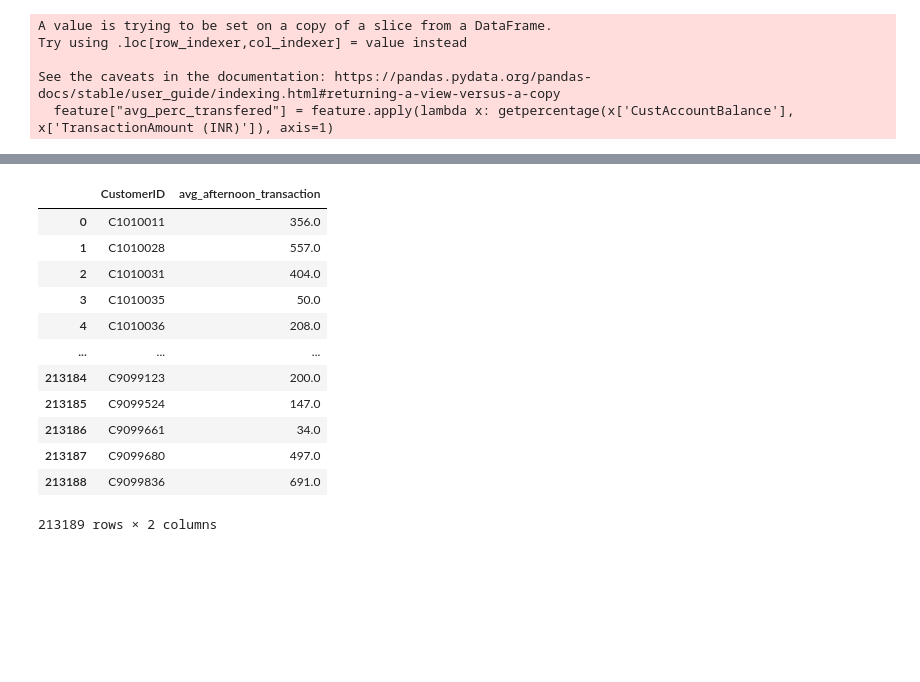
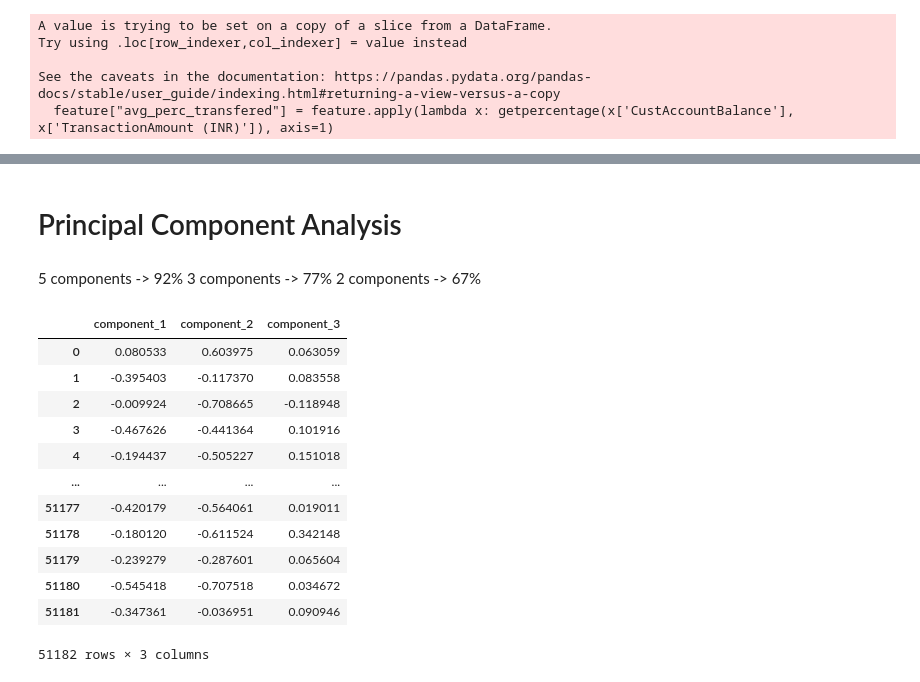
Before and after one commit to boritgy/ADM-HW4, a Jupyter notebook: ADM-HW4.ipynb, the cells around one changed output, grey strips where cells are left out. Cells and saved outputs as stored; diff of their text form; code cells hidden in the pictures; blank space fills up the shorter version.

```diff
--- a/ADM-HW4.ipynb
+++ b/ADM-HW4.ipynb
@@ -172,0 +330,26 @@ feature = pd.merge(data_final, feature, on="CustomerID", how='left')
+# %%
+from tqdm import tqdm
+
+#calculates the difference between to dates
+def getdiff(custid):
+    transactions = data.query('CustomerID == @custid')["TransactionDate"]
+    tran_list = transactions.tolist()
+
+    first_tran = tran_list[0]
+    first_tran = datetime.strptime(first_tran, "%d/%m/%y")
+    tran_list.pop(0)
+    sum_diff = 0
+
+    for tran in transactions:
+        tran = datetime.strptime(tran, "%d/%m/%y")
+        sum_diff += (first_tran - tran).days
+        first_tran = tran
+
+    if tran_list == []:
+        return 0
+
+    return(abs(sum_diff / (len(transactions)-1)))
+
+tqdm.pandas()
+#getdiff('C1010014')
+data_final["avg_time_passed"] = data_final.progress_apply(lambda x: getdiff(x['CustomerID']), axis=1)
@@ -191,16 +381,6 @@ data_final = data_final.drop("perc_of_big_transaction", axis = 1)
-# %%
-feature
-# %% [output]
-|  | CustomerID | avg_afternoon_transaction |
-| 0 | C1010011 | 356.0 |
-| 1 | C1010028 | 557.0 |
-| 2 | C1010031 | 404.0 |
-| 3 | C1010035 | 50.0 |
-| 4 | C1010036 | 208.0 |
-| ... | ... | ... |
-| 213184 | C9099123 | 200.0 |
-| 213185 | C9099524 | 147.0 |
-| 213186 | C9099661 | 34.0 |
-| 213187 | C9099680 | 497.0 |
-| 213188 | C9099836 | 691.0 |
-213189 rows × 2 columns
+# %% [markdown]
+# Principal Component Analysis
+# %% [markdown]
+5 components -> 92% </br>
+3 components -> 77% </br>
+2 components -> 67% </br>
@@ -206,0 +392,16 @@ feature
+# %%
+data_final_norm
+# %% [output]
+|  | component_1 | component_2 | component_3 |
+| 0 | 0.080533 | 0.603975 | 0.063059 |
+| 1 | -0.395403 | -0.117370 | 0.083558 |
+| 2 | -0.009924 | -0.708665 | -0.118948 |
+| 3 | -0.467626 | -0.441364 | 0.101916 |
+| 4 | -0.194437 | -0.505227 | 0.151018 |
+| ... | ... | ... | ... |
+| 51177 | -0.420179 | -0.564061 | 0.019011 |
+| 51178 | -0.180120 | -0.611524 | 0.342148 |
+| 51179 | -0.239279 | -0.287601 | 0.065604 |
+| 51180 | -0.545418 | -0.707518 | 0.034672 |
+| 51181 | -0.347361 | -0.036951 | 0.090946 |
+51182 rows × 3 columns
```
Also changed, not shown: parts of 42 cells of this notebook.
